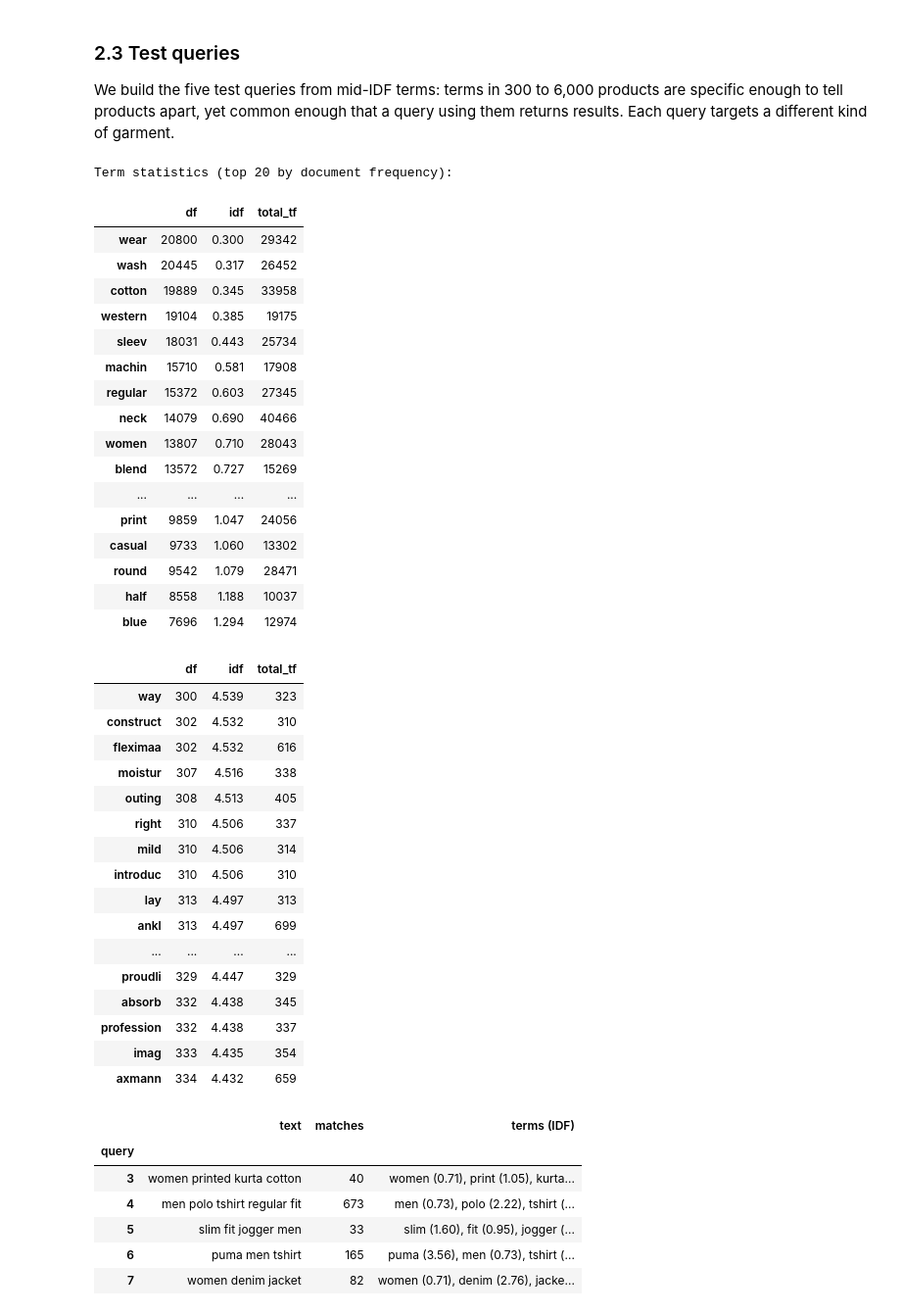
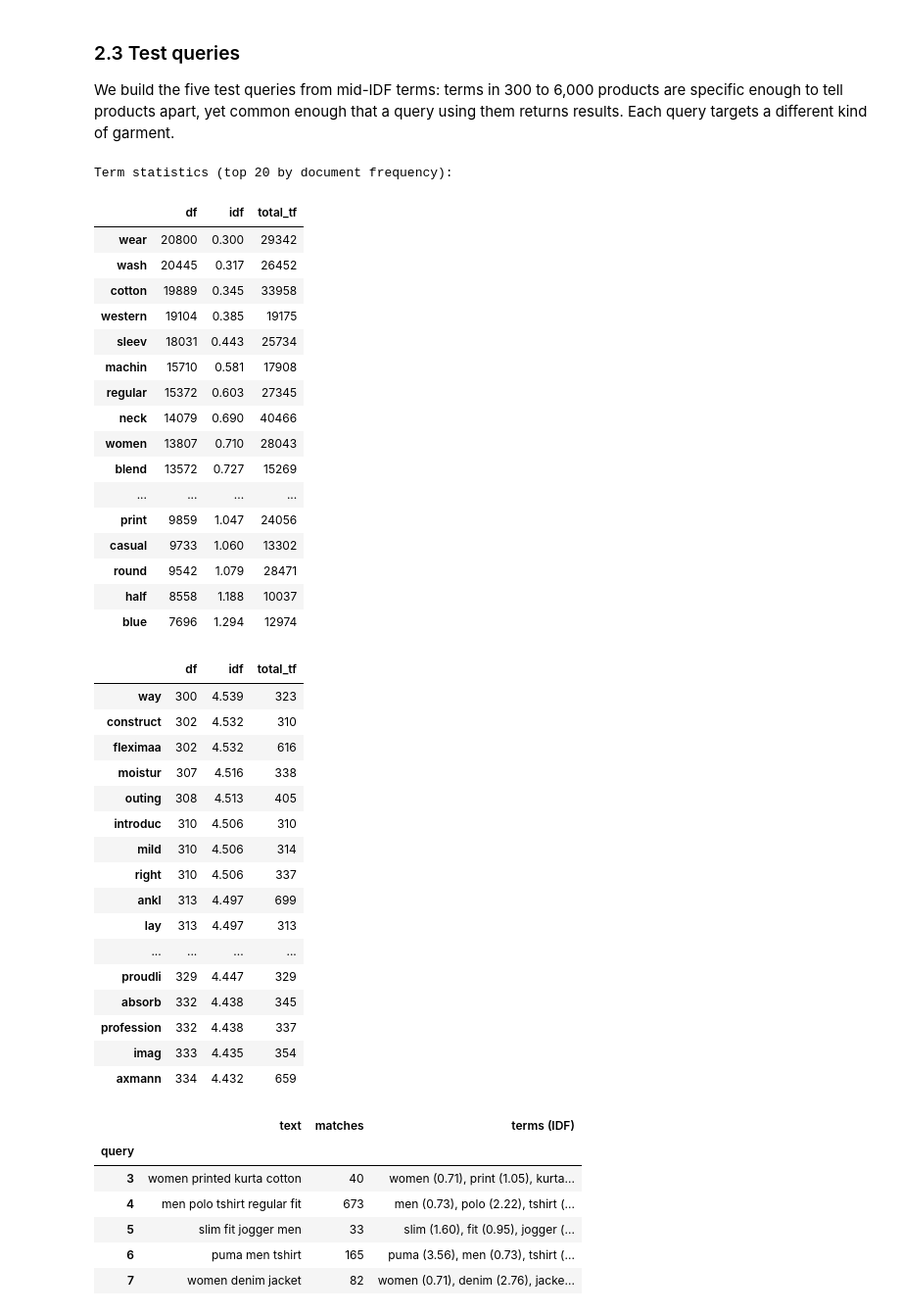
Before and after one commit to uripont/urban-outfinders, a Jupyter notebook: notebooks/part_2.ipynb, the cells around one changed output. Shown at 98% size. Drawn from its saved outputs; the diff is of its cells as text; code cells hidden in the pictures.

```diff
--- a/notebooks/part_2.ipynb
+++ b/notebooks/part_2.ipynb
@@ -199,40 +199,40 @@ term_stats = pd.DataFrame({
     "total_tf": pd.Series({term: sum(posting.values()) for term, posting in engine.index.items()}),
 })
 print("Term statistics (top 20 by document frequency):")
-display(term_stats.sort_values("df", ascending=False).head(20).round(3))
+display(term_stats.sort_index().sort_values("df", ascending=False, kind="stable").head(20).round(3))
 
 mid_idf = term_stats[term_stats.df.between(300, 6000)]
-mid_idf.sort_values("idf", ascending=False).head(30).round(3)
+mid_idf.sort_index().sort_values("idf", ascending=False, kind="stable").head(30).round(3)
 # %% [output]
 Term statistics (top 20 by document frequency):
 |  | df | idf | total_tf |
 | wear | 20800 | 0.300 | 29342 |
 | wash | 20445 | 0.317 | 26452 |
 | cotton | 19889 | 0.345 | 33958 |
 | western | 19104 | 0.385 | 19175 |
 | sleev | 18031 | 0.443 | 25734 |
 | machin | 15710 | 0.581 | 17908 |
 | regular | 15372 | 0.603 | 27345 |
 | neck | 14079 | 0.690 | 40466 |
 | women | 13807 | 0.710 | 28043 |
 | blend | 13572 | 0.727 | 15269 |
 | ... | ... | ... | ... |
 | print | 9859 | 1.047 | 24056 |
 | casual | 9733 | 1.060 | 13302 |
 | round | 9542 | 1.079 | 28471 |
 | half | 8558 | 1.188 | 10037 |
 | blue | 7696 | 1.294 | 12974 |
 |  | df | idf | total_tf |
 | way | 300 | 4.539 | 323 |
 | construct | 302 | 4.532 | 310 |
 | fleximaa | 302 | 4.532 | 616 |
 | moistur | 307 | 4.516 | 338 |
 | outing | 308 | 4.513 | 405 |
+| introduc | 310 | 4.506 | 310 |
+| mild | 310 | 4.506 | 314 |
 | right | 310 | 4.506 | 337 |
-| mild | 310 | 4.506 | 314 |
-| introduc | 310 | 4.506 | 310 |
+| ankl | 313 | 4.497 | 699 |
 | lay | 313 | 4.497 | 313 |
-| ankl | 313 | 4.497 | 699 |
 | ... | ... | ... | ... |
 | proudli | 329 | 4.447 | 329 |
 | absorb | 332 | 4.438 | 345 |
```
Also changed, not shown: parts of 3 cells of this notebook, 4 other files.
